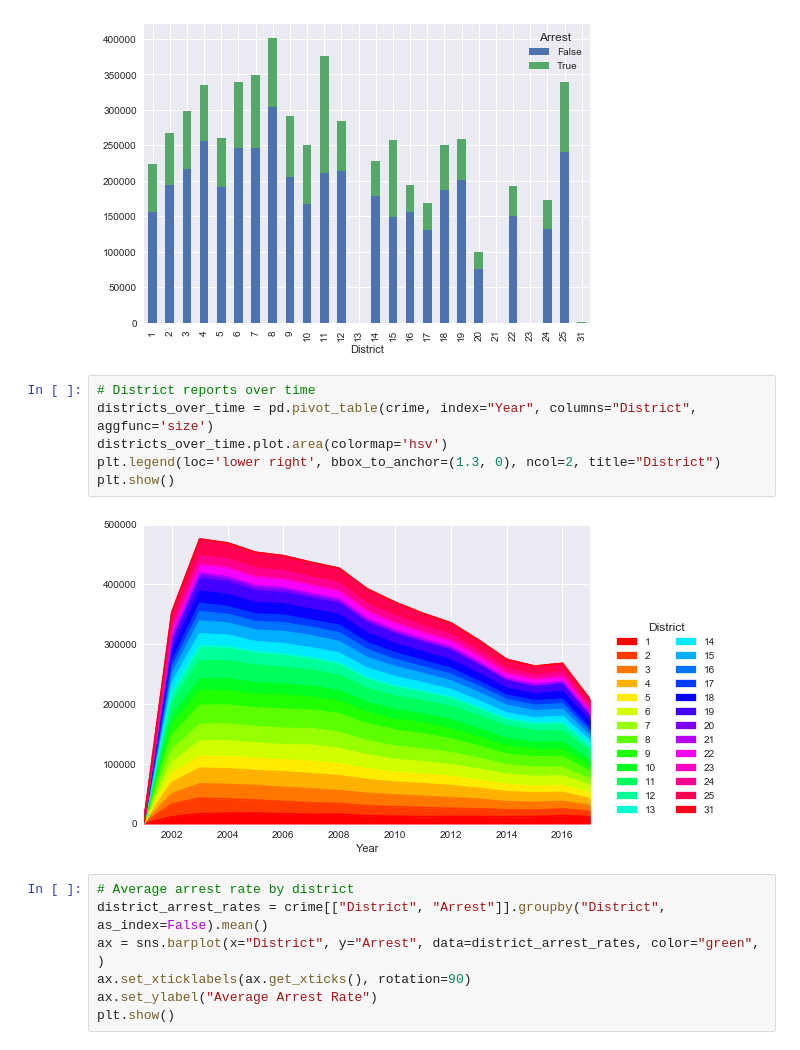
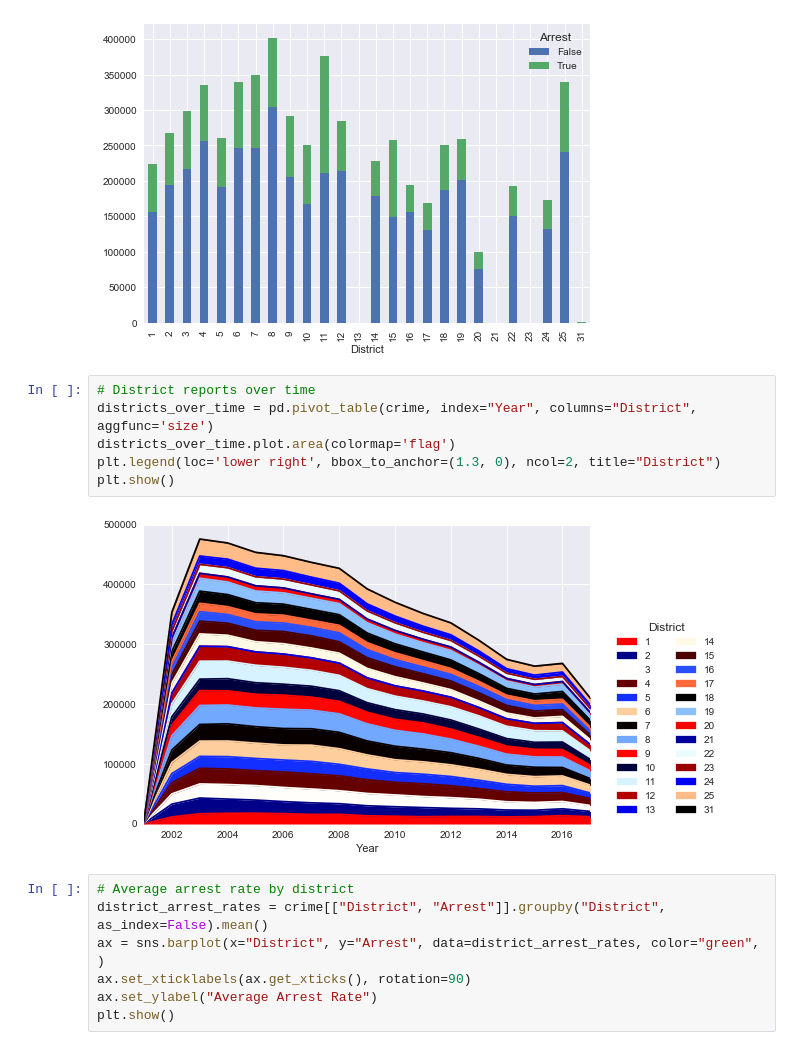
Before and after one commit to SakthivelRavi/ArrestPrediction, a Jupyter notebook: Visualizations.ipynb, the cells around one changed output. Cells and saved outputs as stored; diff of their text form.

```diff
--- a/Visualizations.ipynb
+++ b/Visualizations.ipynb
@@ -80,11 +80,11 @@ plt.show()
 # %%
 # District reports over time
 districts_over_time = pd.pivot_table(crime, index="Year", columns="District", aggfunc='size')
-districts_over_time.plot.area(colormap='hsv')
+districts_over_time.plot.area(colormap='flag')
 plt.legend(loc='lower right', bbox_to_anchor=(1.3, 0), ncol=2, title="District")
 plt.show()
 # %% [output]
-[figure, old version]
+[figure, new version]
 # %%
 # Average arrest rate by district
 district_arrest_rates = crime[["District", "Arrest"]].groupby("District", as_index=False).mean()
```
Also changed, not shown: parts of 6 cells of this notebook, 15 other files.
